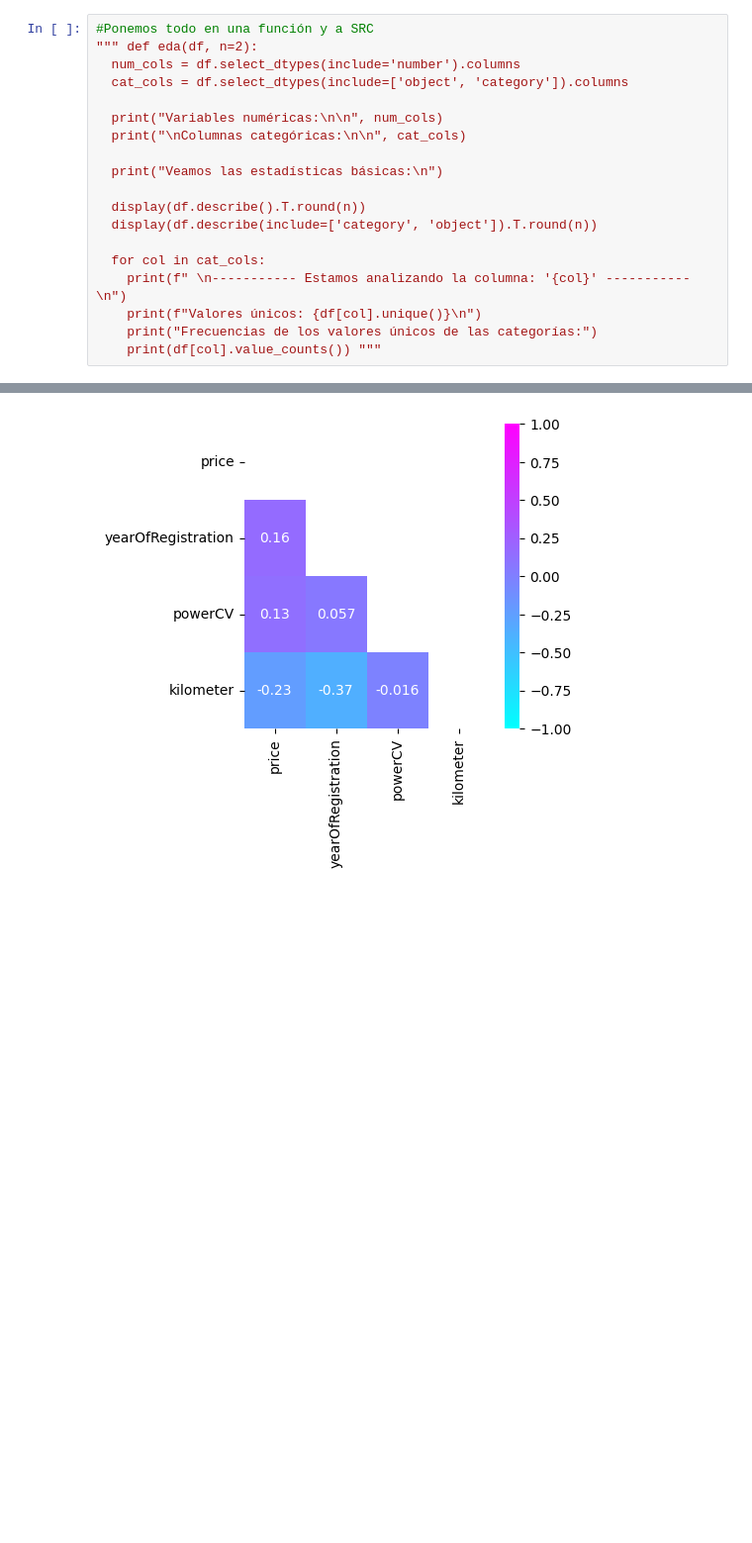
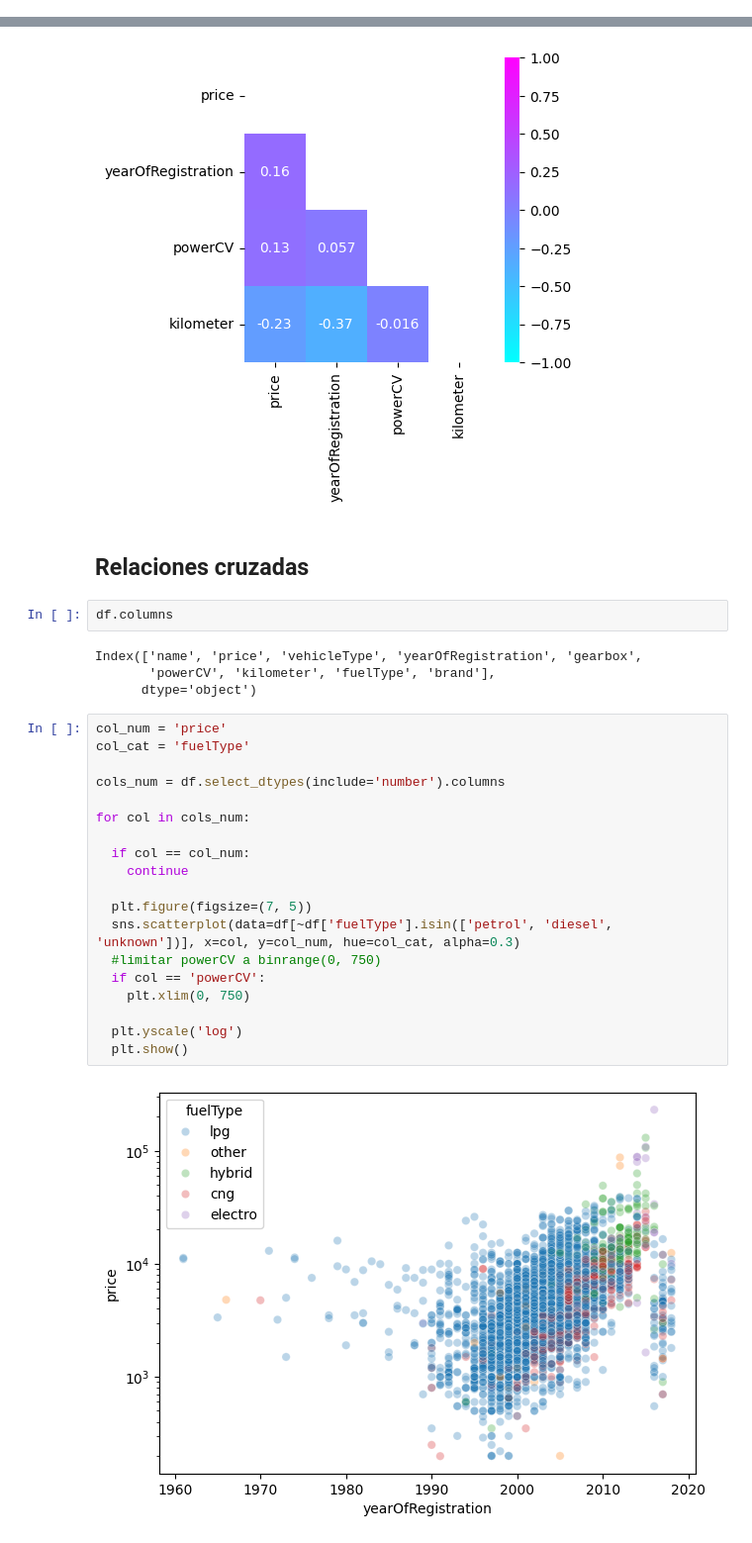
Before and after one commit to IGA-0658/autorenew_EDA, a Jupyter notebook: notebooks/03-EDA.ipynb, the cells around one changed output, grey strips where cells are left out. Shown at 99% size. Saved outputs shown, nothing was run; the diff lists cells and outputs as text; blank space fills up the shorter version.

```diff
--- a/notebooks/03-EDA.ipynb
+++ b/notebooks/03-EDA.ipynb
@@ -157,22 +157,3 @@ Index(['name', 'price', 'vehicleType', 'yearOfRegistration', 'gearbox',
 - `brand` : Marca del coche.
 # %% [markdown]
 ## EDA
-# %%
-#Ponemos todo en una función y a SRC
-""" def eda(df, n=2):
-  num_cols = df.select_dtypes(include='number').columns
-  cat_cols = df.select_dtypes(include=['object', 'category']).columns
-
-  print("Variables numéricas:\n\n", num_cols)
-  print("\nColumnas categóricas:\n\n", cat_cols)
-
-  print("Veamos las estadísticas básicas:\n")
-
-  display(df.describe().T.round(n))
-  display(df.describe(include=['category', 'object']).T.round(n))
-
-  for col in cat_cols:
-    print(f" \n----------- Estamos analizando la columna: '{col}' -----------\n")
-    print(f"Valores únicos: {df[col].unique()}\n")
-    print("Frecuencias de los valores únicos de las categorías:")
-    print(df[col].value_counts()) """
@@ -236,3 +215,32 @@ Histogramas:
 matriz_correlacion(df)
 # %% [output]
 [figure]
+# %% [markdown]
+## Relaciones cruzadas
+# %%
+df.columns
+# %% [output]
+Index(['name', 'price', 'vehicleType', 'yearOfRegistration', 'gearbox',
+       'powerCV', 'kilometer', 'fuelType', 'brand'],
+      dtype='object')
+# %%
+col_num = 'price'
+col_cat = 'fuelType'
+
+cols_num = df.select_dtypes(include='number').columns
+
+for col in cols_num:
+
+  if col == col_num:
+    continue
+
+  plt.figure(figsize=(7, 5))
+  sns.scatterplot(data=df[~df['fuelType'].isin(['petrol', 'diesel', 'unknown'])], x=col, y=col_num, hue=col_cat, alpha=0.3)
+  #limitar powerCV a binrange(0, 750)
+  if col == 'powerCV':
+    plt.xlim(0, 750)
+
+  plt.yscale('log')
+  plt.show()
+# %% [output]
+[figure, added]
```
Also changed, not shown: parts of 3 cells of this notebook, 2 other files.
